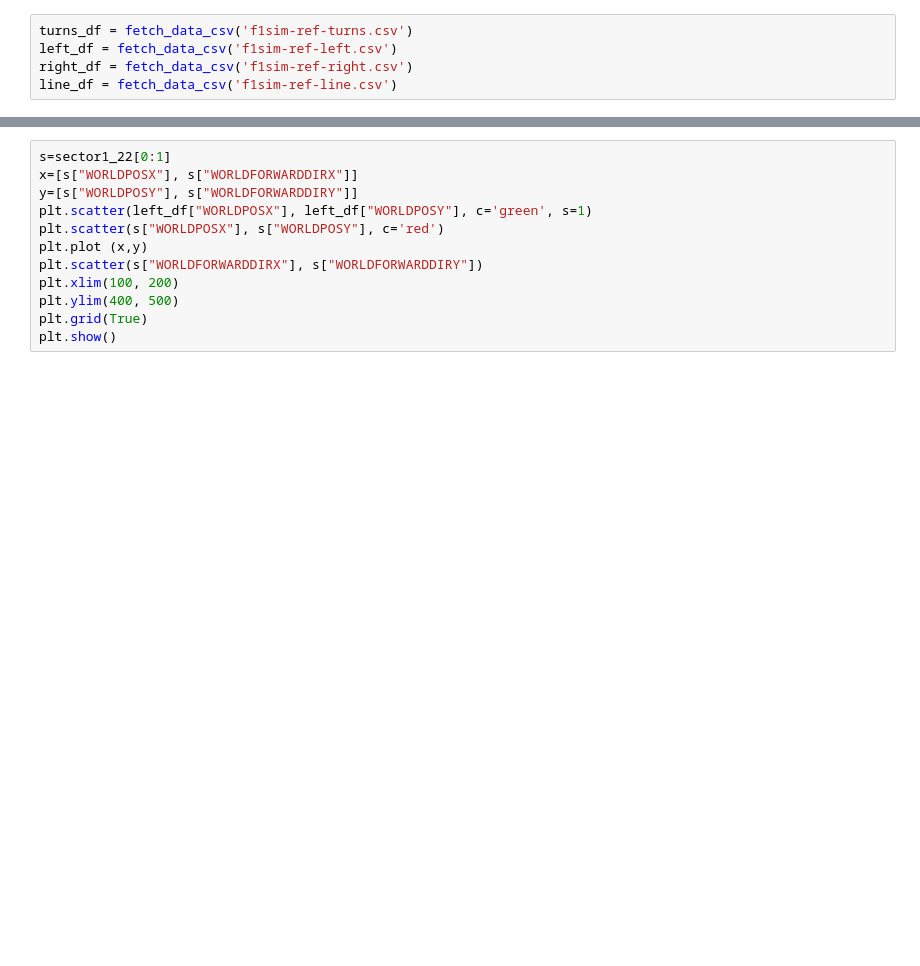
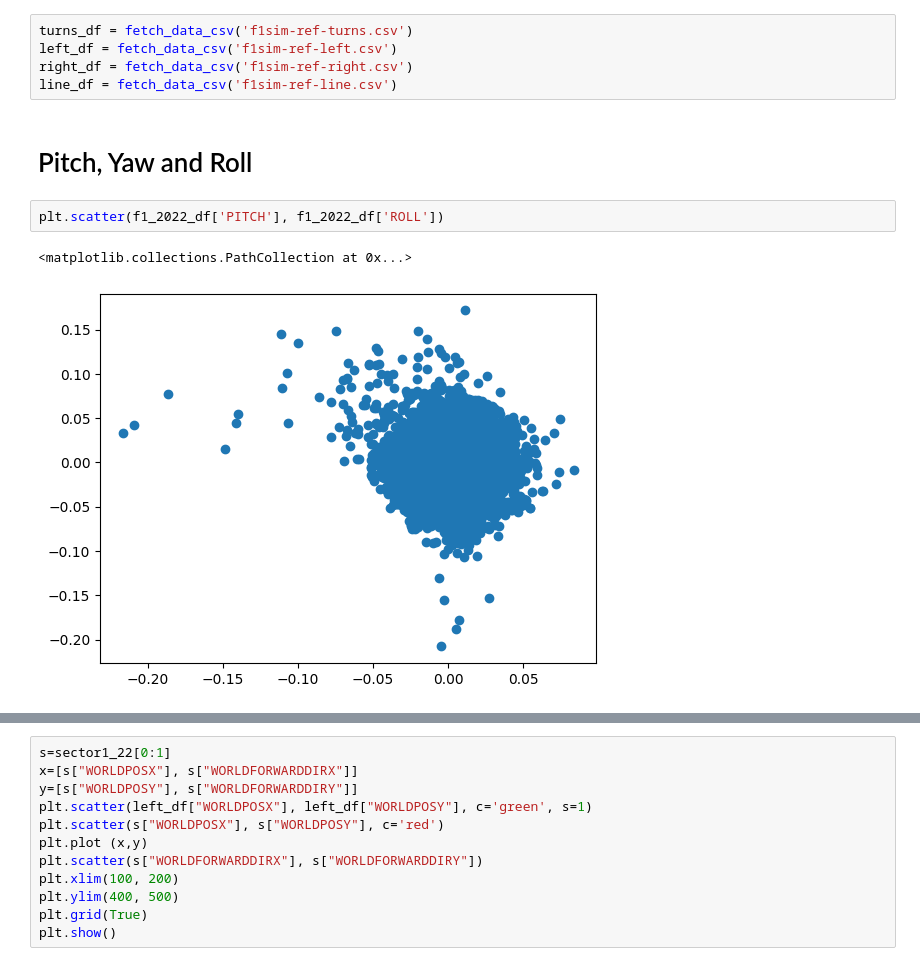
Before and after one commit to Bgon01/Data3001-capstone, a Jupyter notebook: eda/eda.ipynb, the cells around one changed output, grey strips where cells are left out. Saved outputs shown, nothing was run; the diff lists cells and outputs as text; blank space fills up the shorter version.

```diff
--- a/eda/eda.ipynb
+++ b/eda/eda.ipynb
@@ -29,3 +29,10 @@ turns_df = fetch_data_csv('f1sim-ref-turns.csv')
 left_df = fetch_data_csv('f1sim-ref-left.csv')
 right_df = fetch_data_csv('f1sim-ref-right.csv')
 line_df = fetch_data_csv('f1sim-ref-line.csv')
+# %% [markdown]
+# Pitch, Yaw and Roll
+# %%
+plt.scatter(f1_2022_df['PITCH'], f1_2022_df['ROLL'])
+# %% [output]
+<matplotlib.collections.PathCollection at 0x...>
+[figure, added]
```
Also changed, not shown: parts of 18 cells of this notebook, 2 other files.
